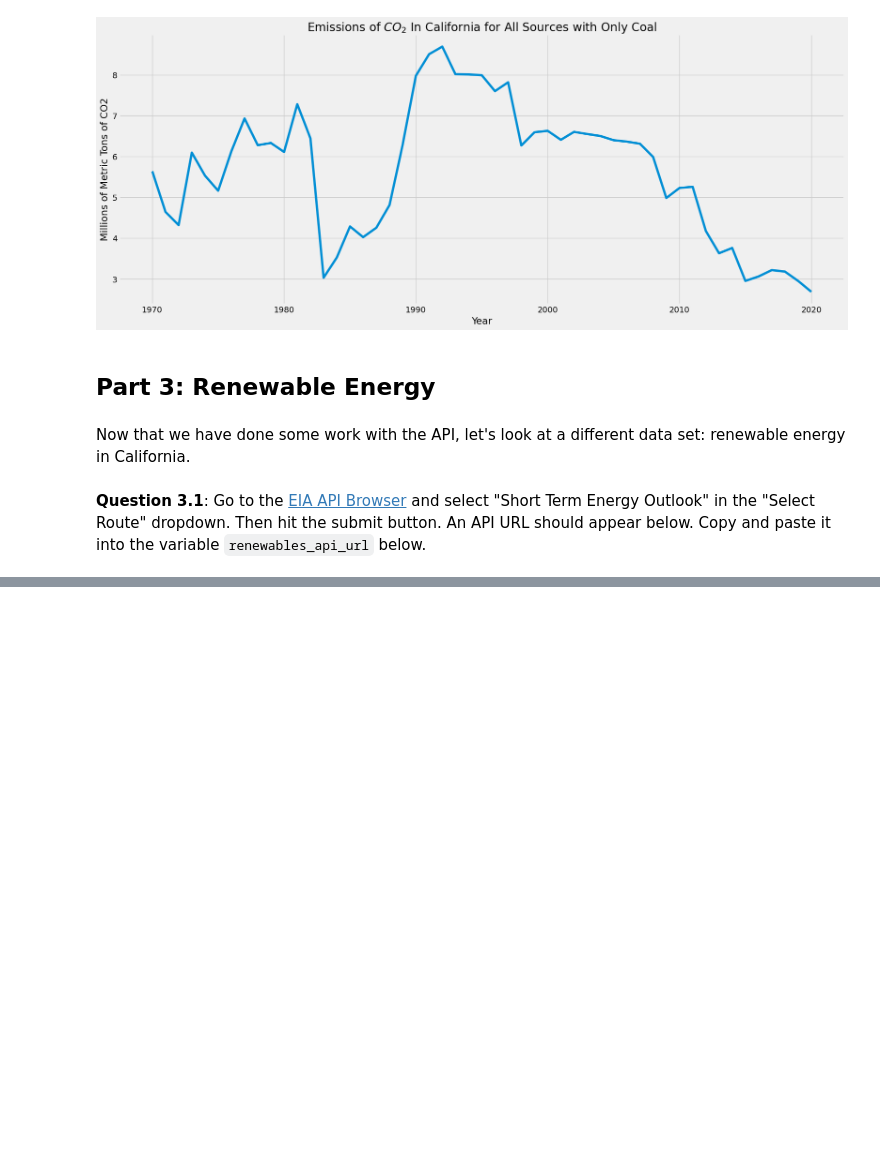
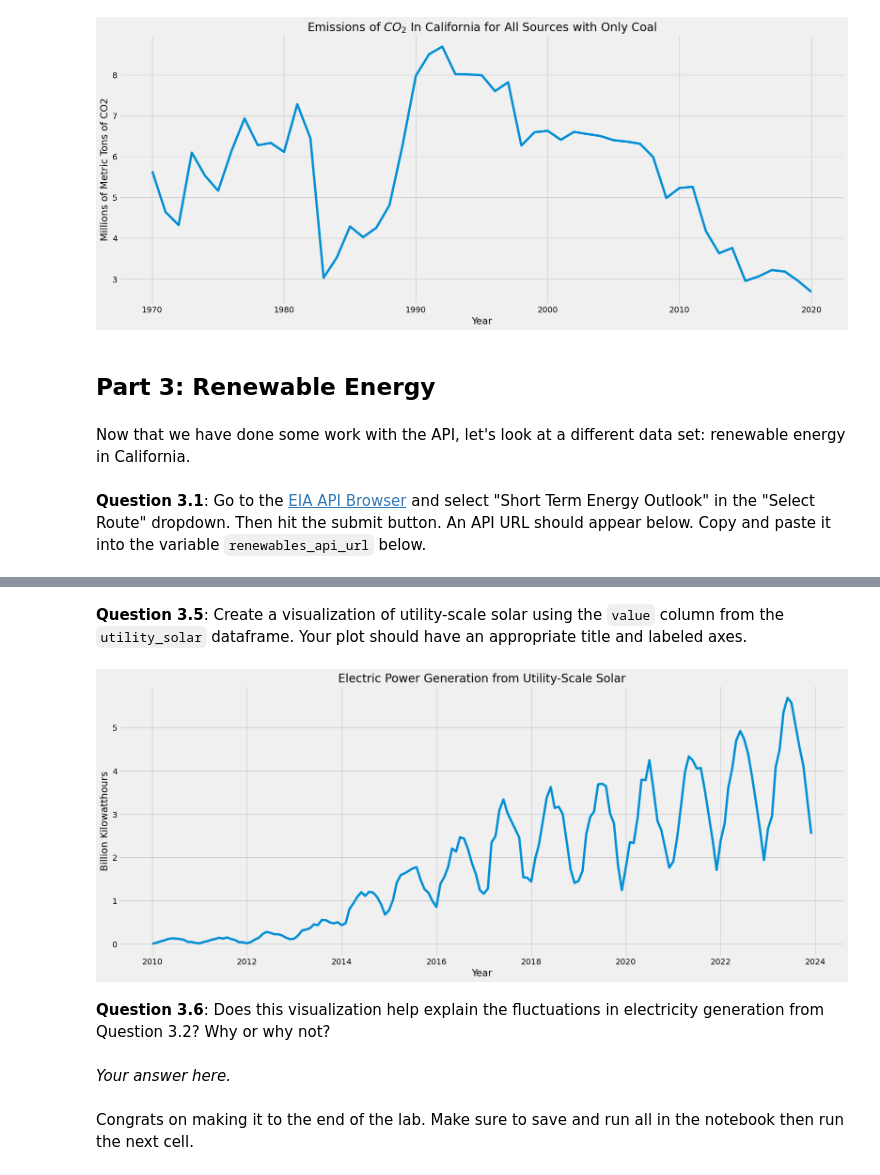
Before and after one commit to ds-modules/ECON-148, a Jupyter notebook: api_environment/api_notebook.ipynb, the cells around one changed output, grey strips where cells are left out. Drawn from its saved outputs; the diff is of its cells as text; code cells hidden in the pictures; blank space fills up the shorter version.

Commit message:
added in utility solar section

```diff
--- a/api_environment/api_notebook.ipynb
+++ b/api_environment/api_notebook.ipynb
@@ -187,0 +241,4 @@ plt.ylabel("Billion Kilowatthours");
+# %%
+# DELETE ME
+
+utility_solar_data_pull = "&facets[seriesId][]=SOEPGEN_CA&data[]=value"
@@ -187,0 +249,6 @@ plt.ylabel("Billion Kilowatthours");
+# %%
+# Makes a GET request to pull the data
+response_utility_solar = requests.get(renewables_api_url+api_key+utility_solar_data_pull)
+
+# The response from the API in JSON form
+utility_solar_json = response_utility_solar.json()
@@ -187,0 +265,7 @@ plt.ylabel("Billion Kilowatthours");
+# %%
+# Takes the JSON version of the data and converts it to a pandas dataframe
+utility_solar=pd.DataFrame.from_dict(utility_solar_json["response"]["data"])
+
+# Converts the period data type to datetime. This helps with plotting later on
+utility_solar["period"]=pd.to_datetime(utility_solar["period"])
+utility_solar.head()
@@ -187,0 +279,2 @@ plt.ylabel("Billion Kilowatthours");
+# %% [markdown]
+**Question 3.5**: Create a visualization of utility-scale solar using the `value` column from the `utility_solar` dataframe. Your plot should have an appropriate title and labeled axes.
@@ -187,0 +283,9 @@ plt.ylabel("Billion Kilowatthours");
+# %%
+# DELETE ME
+plt.plot(utility_solar["period"],utility_solar["value"])
+plt.title("Electric Power Generation from Utility-Scale Solar")
+plt.xlabel("Year")
+plt.ylabel("Billion Kilowatthours")
+plt.show();
+# %% [output]
+[figure, added]
@@ -187,0 +294,4 @@ plt.ylabel("Billion Kilowatthours");
+# %% [markdown]
+**Question 3.6**: Does this visualization help explain the fluctuations in electricity generation from Question 3.2? Why or why not?
+# %% [markdown]
+*Your answer here.*
@@ -187,0 +300,2 @@ plt.ylabel("Billion Kilowatthours");
+# %% [markdown]
+Congrats on making it to the end of the lab. Make sure to save and run all in the notebook then run the next cell.
```
Also changed, not shown: parts of 27 cells of this notebook.
